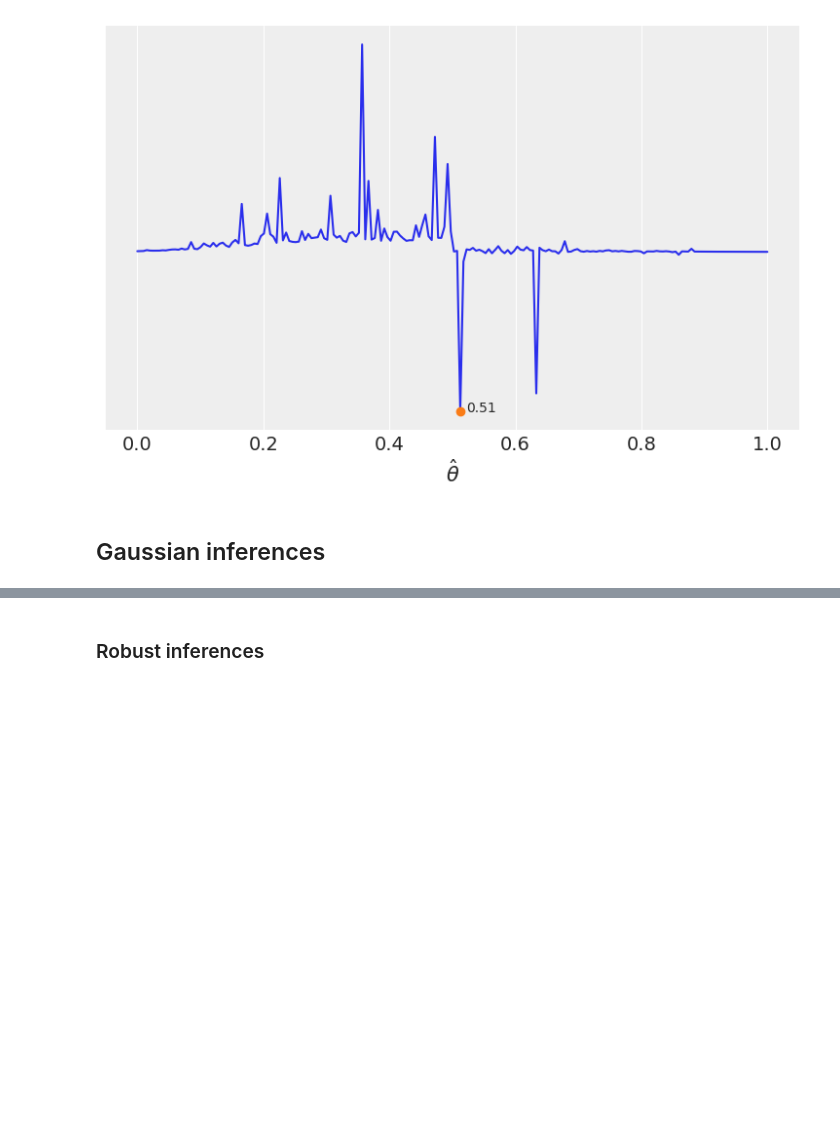
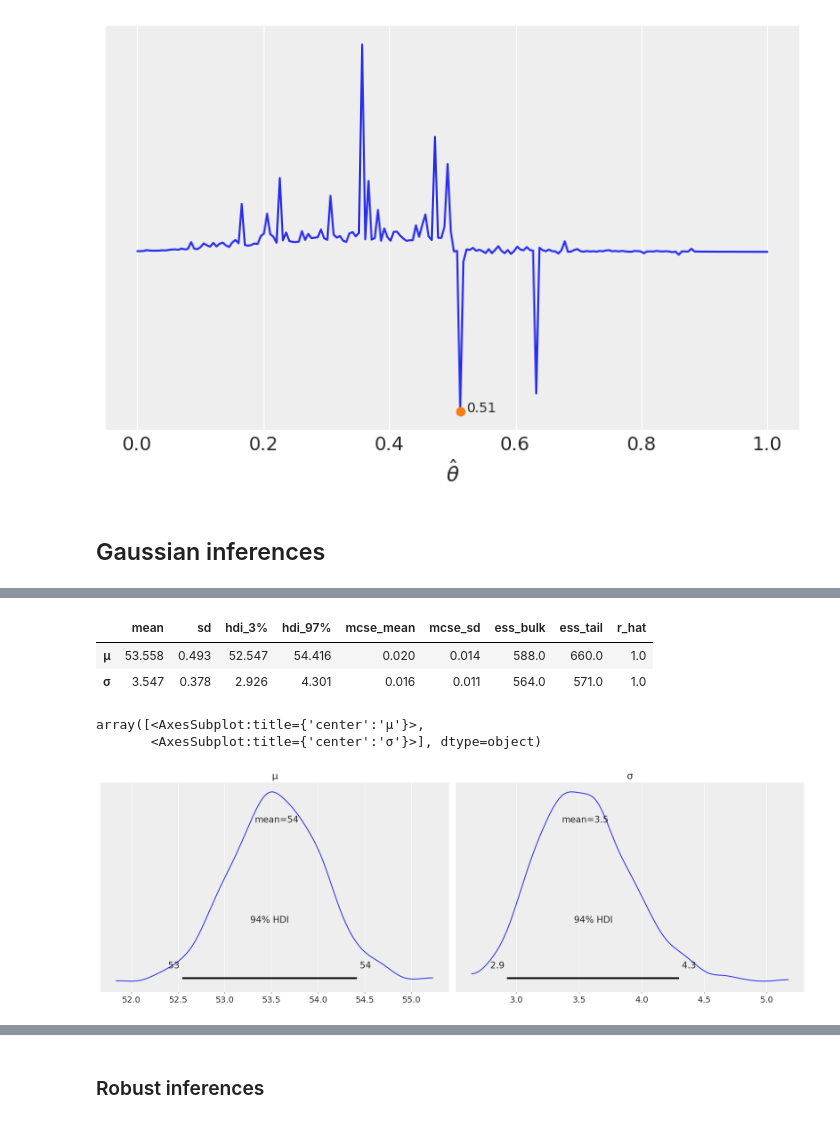
Before and after one commit to tallamjr/bap-numpyro, a Jupyter notebook: notebooks/02-programming-probabilistically.ipynb, the cells around one changed output, grey strips where cells are left out. Cells and saved outputs as stored; diff of their text form; code cells hidden in the pictures; blank space fills up the shorter version.

```diff
--- a/notebooks/02-programming-probabilistically.ipynb
+++ b/notebooks/02-programming-probabilistically.ipynb
@@ -212,0 +261,20 @@ az.summary(mcmc2)
+# %%
+
+
+# mean_prior_pred = jnp.mean(prior_predictions)
+# hpdi_prior_pred = hpdi(prior_predictions, 0.9)
+
+posterior = mcmc2.get_samples()
+posterior_predictions = Predictive(model, posterior)(rng_key, data=data)
+samples = az.from_numpyro(mcmc2, prior=prior_predictions, posterior_predictive=posterior_predictions)
+az.summary(samples)
+# %% [output]
+|  | mean | sd | hdi_3% | hdi_97% | mcse_mean | mcse_sd | ess_bulk | ess_tail | r_hat |
+| μ | 53.558 | 0.493 | 52.547 | 54.416 | 0.020 | 0.014 | 588.0 | 660.0 | 1.0 |
+| σ | 3.547 | 0.378 | 2.926 | 4.301 | 0.016 | 0.011 | 564.0 | 571.0 | 1.0 |
+# %%
+az.plot_posterior(data_ppc)
+# %% [output]
+array([<AxesSubplot:title={'center':'μ'}>,
+       <AxesSubplot:title={'center':'σ'}>], dtype=object)
+[figure, added]
```
Also changed, not shown: parts of 49 cells of this notebook.
